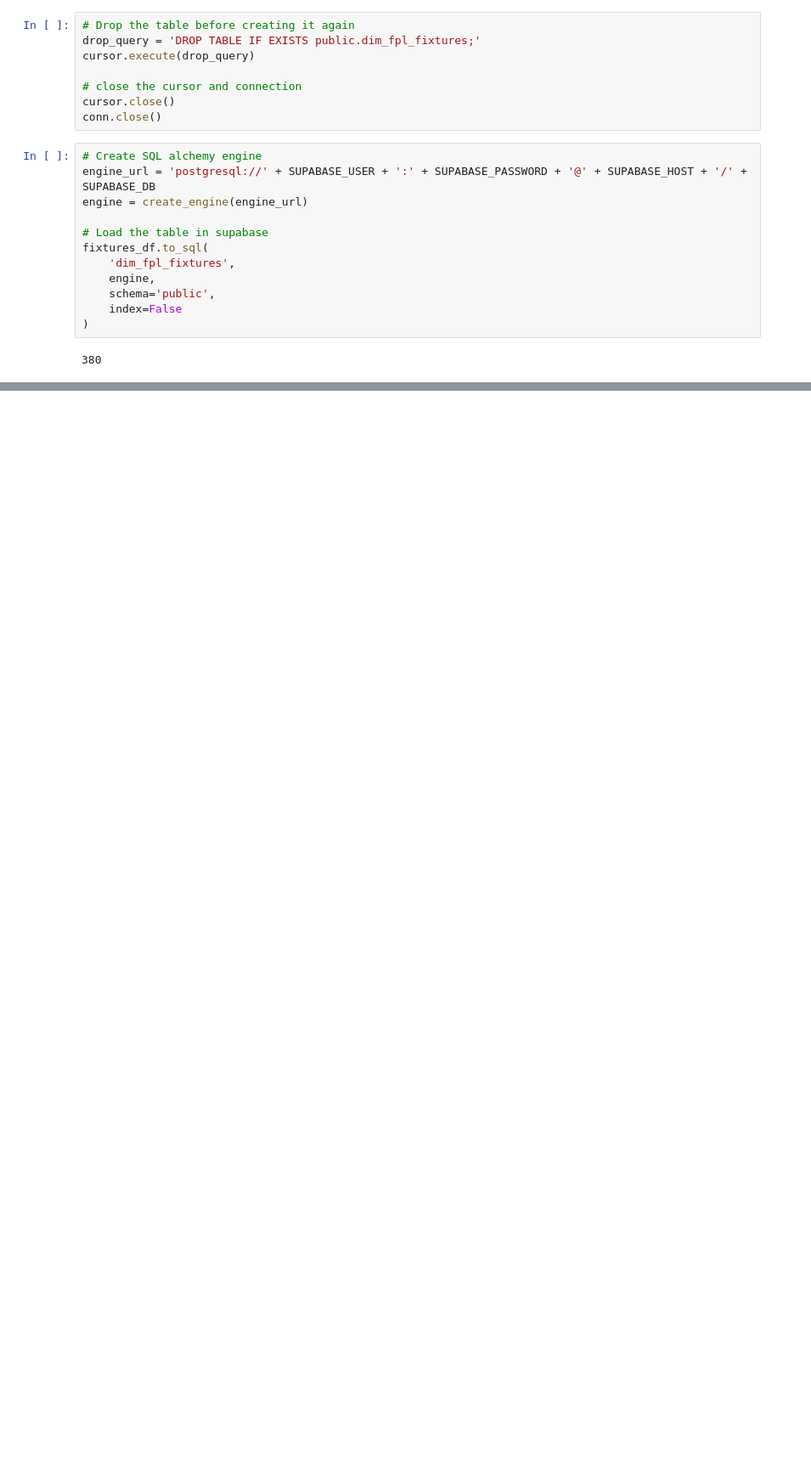
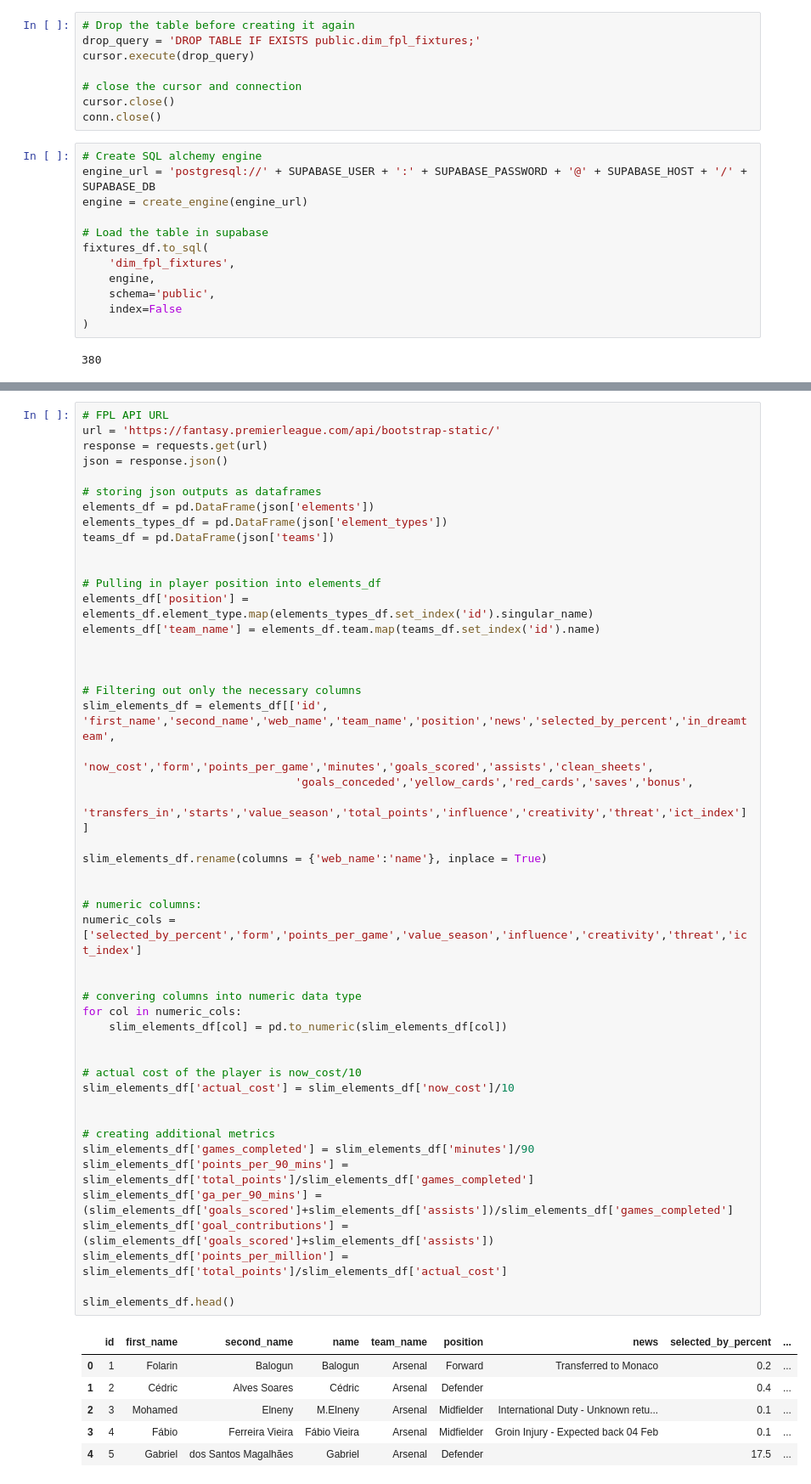
Before and after one commit to prathamesh043/FPL-Optimizer, a Jupyter notebook: fpl_fixtures/fpl_fixtures.ipynb, the cells around one changed output, grey strips where cells are left out. Shown at 85% size. Drawn from its saved outputs; the diff is of its cells as text; blank space fills up the shorter version.

Commit message:
created separate file to upload base players data

```diff
--- a/fpl_fixtures/fpl_fixtures.ipynb
+++ b/fpl_fixtures/fpl_fixtures.ipynb
@@ -135,0 +152,55 @@ fixtures_df.to_sql(
+# %%
+# FPL API URL
+url = 'https://fantasy.premierleague.com/api/bootstrap-static/'
+response = requests.get(url)
+json = response.json()
+
+# storing json outputs as dataframes
+elements_df = pd.DataFrame(json['elements'])
+elements_types_df = pd.DataFrame(json['element_types'])
+teams_df = pd.DataFrame(json['teams'])
+
+
+# Pulling in player position into elements_df
+elements_df['position'] = elements_df.element_type.map(elements_types_df.set_index('id').singular_name)
+elements_df['team_name'] = elements_df.team.map(teams_df.set_index('id').name)
+
+
+
+# Filtering out only the necessary columns
+slim_elements_df = elements_df[['id', 'first_name','second_name','web_name','team_name','position','news','selected_by_percent','in_dreamteam',
+                                'now_cost','form','points_per_game','minutes','goals_scored','assists','clean_sheets',
+                                'goals_conceded','yellow_cards','red_cards','saves','bonus',
+                                'transfers_in','starts','value_season','total_points','influence','creativity','threat','ict_index']]
+
+slim_elements_df.rename(columns = {'web_name':'name'}, inplace = True)
+
+
+# numeric columns:
+numeric_cols = ['selected_by_percent','form','points_per_game','value_season','influence','creativity','threat','ict_index']
+
+
+# convering columns into numeric data type
+for col in numeric_cols:
+    slim_elements_df[col] = pd.to_numeric(slim_elements_df[col])
+
+
+# actual cost of the player is now_cost/10
+slim_elements_df['actual_cost'] = slim_elements_df['now_cost']/10
+
+
+# creating additional metrics
+slim_elements_df['games_completed'] = slim_elements_df['minutes']/90
+slim_elements_df['points_per_90_mins'] = slim_elements_df['total_points']/slim_elements_df['games_completed']
+slim_elements_df['ga_per_90_mins'] = (slim_elements_df['goals_scored']+slim_elements_df['assists'])/slim_elements_df['games_completed']
+slim_elements_df['goal_contributions'] = (slim_elements_df['goals_scored']+slim_elements_df['assists'])
+slim_elements_df['points_per_million'] = slim_elements_df['total_points']/slim_elements_df['actual_cost']
+
+slim_elements_df.head()
+# %% [output]
+|  | id | first_name | second_name | name | team_name | position | news | selected_by_percent | ... |
+| 0 | 1 | Folarin | Balogun | Balogun | Arsenal | Forward | Transferred to Monaco | 0.2 | ... |
+| 1 | 2 | Cédric | Alves Soares | Cédric | Arsenal | Defender |  | 0.4 | ... |
+| 2 | 3 | Mohamed | Elneny | M.Elneny | Arsenal | Midfielder | International Duty - Unknown retu... | 0.1 | ... |
+| 3 | 4 | Fábio | Ferreira Vieira | Fábio Vieira | Arsenal | Midfielder | Groin Injury - Expected back 04 Feb | 0.1 | ... |
+| 4 | 5 | Gabriel | dos Santos Magalhães | Gabriel | Arsenal | Defender |  | 17.5 | ... |
```
Also changed, not shown: parts of 8 cells of this notebook, 2 other files.
